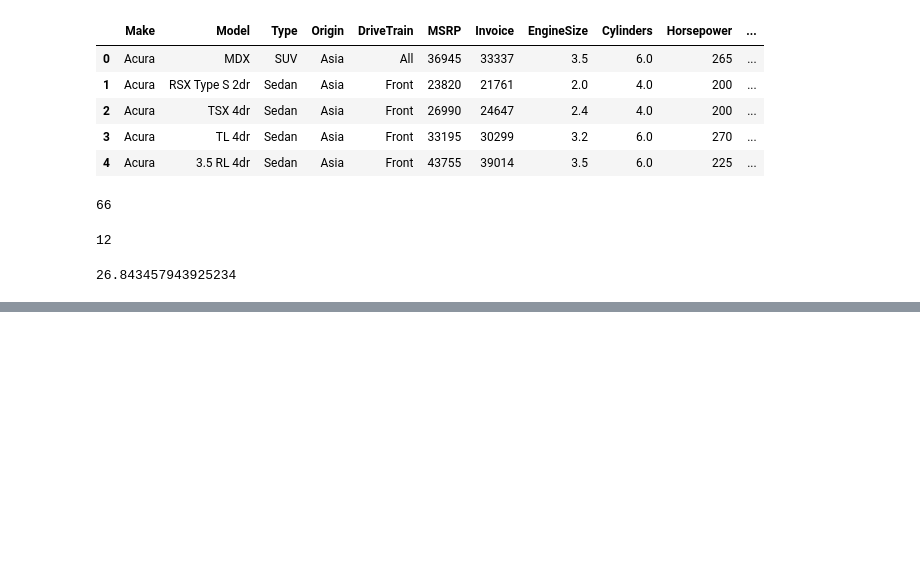
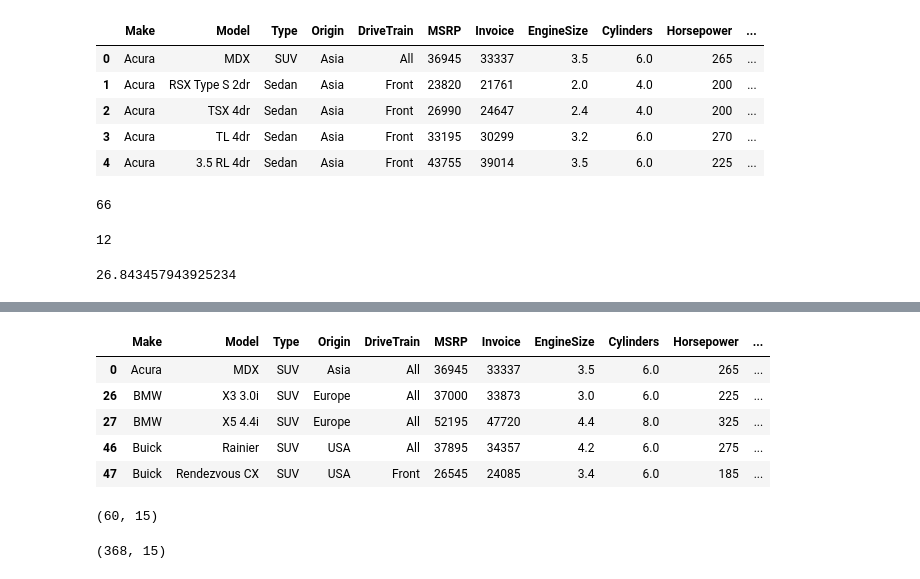
Before and after one commit to mvq23/python_23, a Jupyter notebook: Jupyter/Pandas.ipynb, the cells around one changed output, grey strips where cells are left out. Cells and saved outputs as stored; diff of their text form; code cells hidden in the pictures; blank space fills up the shorter version.

```diff
--- a/Jupyter/Pandas.ipynb
+++ b/Jupyter/Pandas.ipynb
@@ -305,0 +491,17 @@ cars.MPG_Highway.mean()
+# %%
+cars[cars["Type"].str.contains("SUV")].head()
+# %% [output]
+|  | Make | Model | Type | Origin | DriveTrain | MSRP | Invoice | EngineSize | Cylinders | Horsepower | ... |
+| 0 | Acura | MDX | SUV | Asia | All | 36945 | 33337 | 3.5 | 6.0 | 265 | ... |
+| 26 | BMW | X3 3.0i | SUV | Europe | All | 37000 | 33873 | 3.0 | 6.0 | 225 | ... |
+| 27 | BMW | X5 4.4i | SUV | Europe | All | 52195 | 47720 | 4.4 | 8.0 | 325 | ... |
+| 46 | Buick | Rainier | SUV | USA | All | 37895 | 34357 | 4.2 | 6.0 | 275 | ... |
+| 47 | Buick | Rendezvous CX | SUV | USA | Front | 26545 | 24085 | 3.4 | 6.0 | 185 | ... |
+# %%
+cars[cars["Type"].str.contains("SUV")].shape
+# %% [output]
+(60, 15)
+# %%
+cars[~cars["Type"].str.contains("SUV")].shape #~ Para negar
+# %% [output]
+(368, 15)
```
Also changed, not shown: parts of 22 cells of this notebook.
